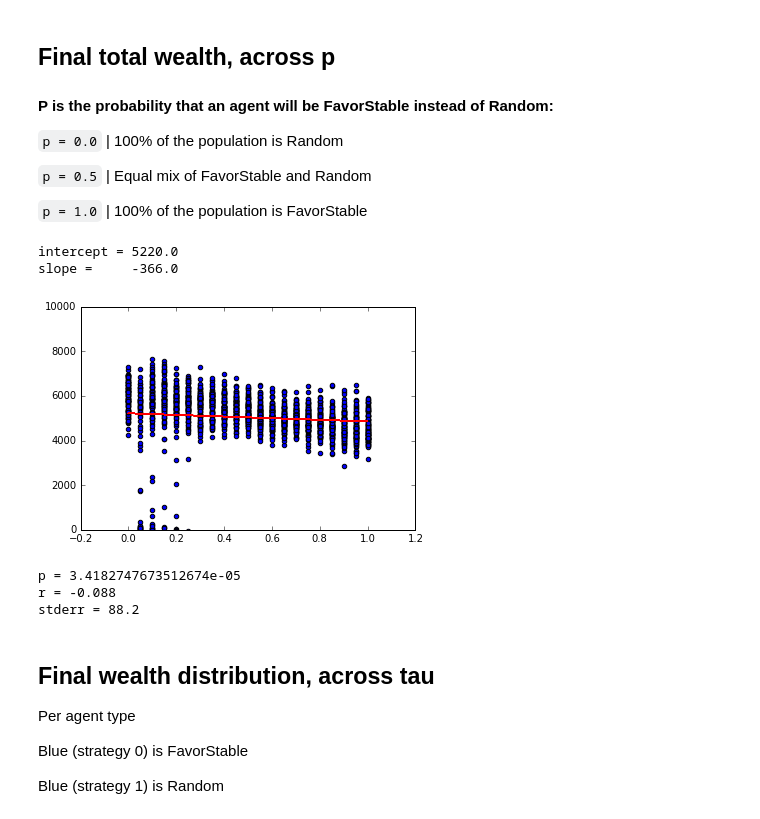
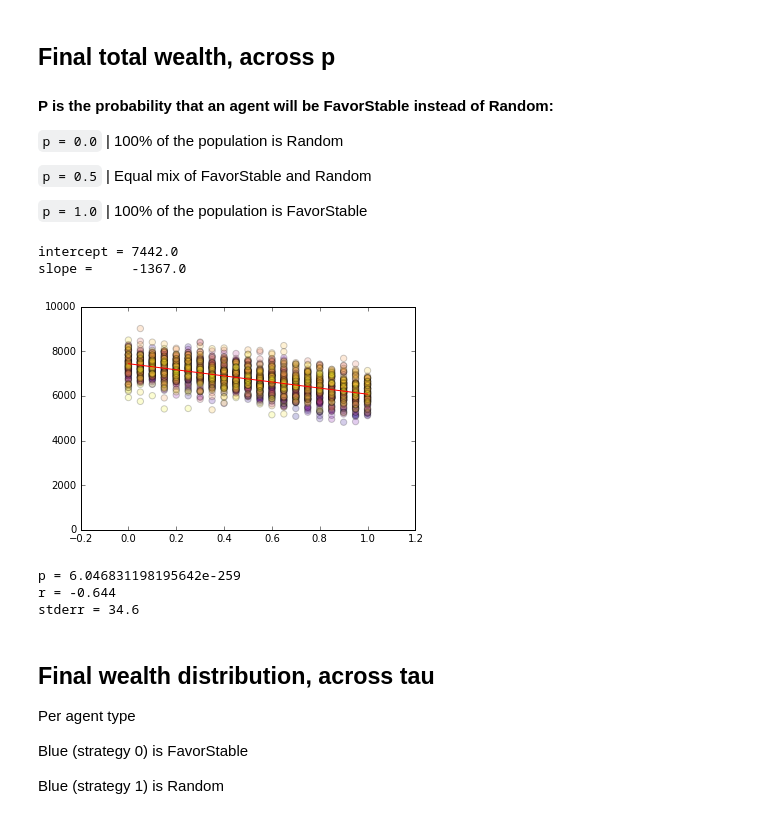
Before and after one commit to marycourtland/complexity-challenge-spring-2018, a Jupyter notebook: two_strategy_mix_analysis.ipynb, the cells around one changed output. Cells and saved outputs as stored; diff of their text form; code cells hidden in the pictures.

Commit message:
Turn taker strategy and other stuff

```diff
--- a/two_strategy_mix_analysis.ipynb
+++ b/two_strategy_mix_analysis.ipynb
@@ -32,3 +30,7 @@ metadata,data = loadBehaviorspace("./behaviorspace_data/vary_tau_p_adaptive-1_fa
+# %%
+#metadata,data = loadBehaviorspace("./behaviorspace_data/vary_tau_p_adaptive-1_favorstable.csv")
+#metadata,data = loadBehaviorspace("./behaviorspace_data/vary_tau_p_turn-taker_favorstable.csv")
+metadata,data = loadBehaviorspace("./behaviorspace_data/vary_tau_p_favorstable_adaptive-2_1_1_0.5.csv")
 # %% [markdown]
 ## Final total wealth, across p
 
@@ -41,31 +43,32 @@ metadata,data = loadBehaviorspace("./behaviorspace_data/vary_tau_p_adaptive-1_fa
 `p = 1.0` | 100% of the population is FavorStable
 # %%
 final_step_mask = [step == 100 for step in data['[step]']]
-final_tau = np.extract(final_step_mask, data['p'])
+final_tau = np.extract(final_step_mask, data['tau'])
+final_p = np.extract(final_step_mask, data['p'])
 final_total_wealth = np.extract(final_step_mask, data['total-wealth'])
 
 # linear regression
 slope, intercept, r_value, p_value, std_err = stats.linregress(final_tau, final_total_wealth)
 
 print ""
 print "intercept =", round(intercept)
 print "slope =    ", round(slope)
 
 plt.plot(final_tau, intercept + slope*final_tau, 'r', label='fitted line')
-plt.scatter(final_tau, final_total_wealth)
+plt.scatter(final_tau, final_total_wealth, c=plt.cm.plasma(plt.Normalize()(final_p)), alpha=0.2, s=40)
 plt.ylim(0, 10000)
 plt.show()
 
 print "p =", p_value
 print "r =", round(r_value, 3)
 print "stderr =",round(std_err, 1)
 # %% [output]
-intercept = 5220.0
-slope =     -366.0
+intercept = 7442.0
+slope =     -1367.0
-[figure, old version]
+[figure, new version]
-p = 3.4182747673512674e-05
-r = -0.088
-stderr = 88.2
+p = 6.046831198195642e-259
+r = -0.644
+stderr = 34.6
 # %% [markdown]
 ## Final wealth distribution, across tau
 Per agent type
```
Also changed, not shown: parts of 2 cells of this notebook, 9 other files.
